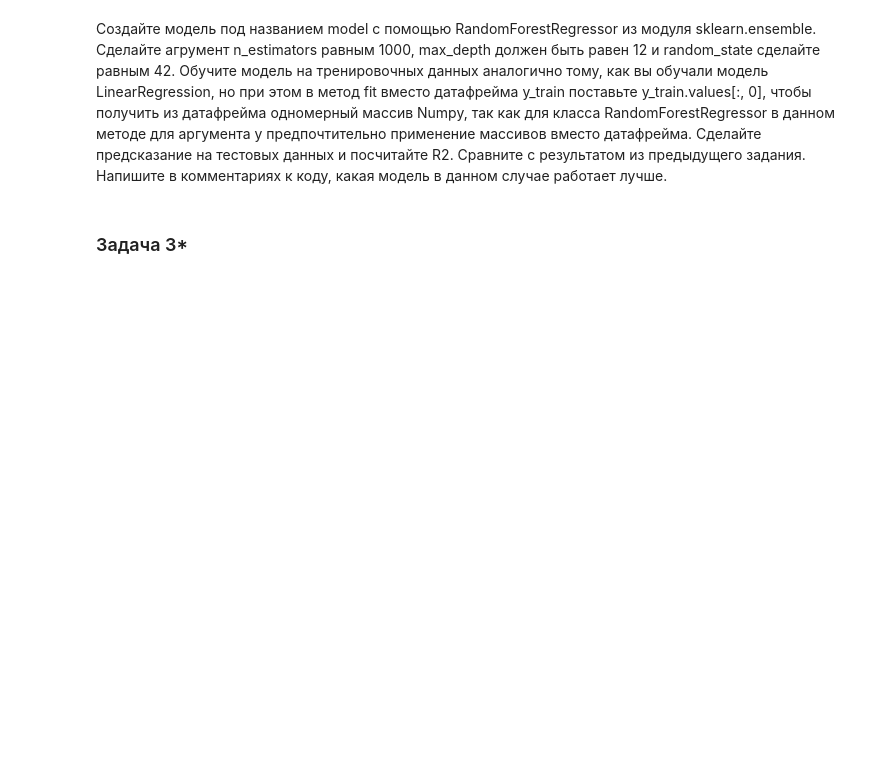
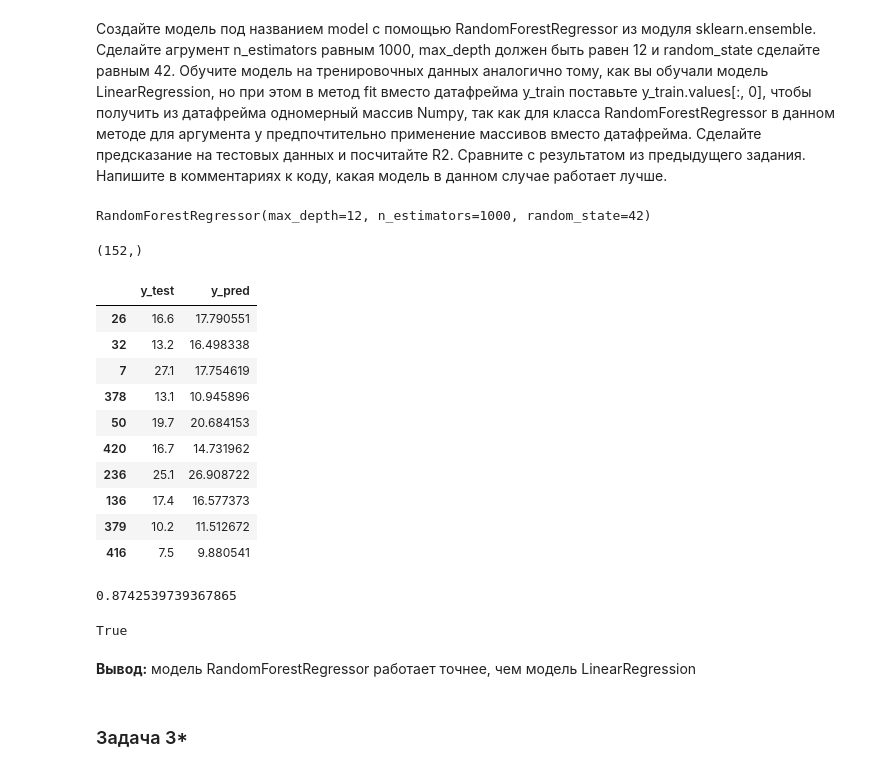
Before and after one commit to vit050587/Python-for-Data-Science, a Jupyter notebook: Python_Lib.ipynb, the cells around one changed output. Cells and saved outputs as stored; diff of their text form; code cells hidden in the pictures; blank space fills up the shorter version.

```diff
--- a/Python_Lib.ipynb
+++ b/Python_Lib.ipynb
@@ -855,6 +964,48 @@ max_depth должен быть равен 12 и random_state сделайте
 так как для класса RandomForestRegressor в данном методе для аргумента y предпочтительно применение массивов вместо датафрейма.
 Сделайте предсказание на тестовых данных и посчитайте R2. Сравните с результатом из предыдущего задания.
 Напишите в комментариях к коду, какая модель в данном случае работает лучше.
+# %%
+from sklearn.ensemble import RandomForestRegressor
+model = RandomForestRegressor(n_estimators=1000, max_depth=12, random_state=42)
+# %%
+model.fit(X_train, y_train.values[:, 0])
+# %% [output]
+RandomForestRegressor(max_depth=12, n_estimators=1000, random_state=42)
+# %%
+y_pred = model.predict(X_test)
+y_pred.shape
+# %% [output]
+(152,)
+# %%
+check_test = pd.DataFrame({
+    "y_test": y_test["price"],
+    "y_pred": y_pred.flatten(),
+})
+
+check_test.head(10)
+# %% [output]
+|  | y_test | y_pred |
+| 26 | 16.6 | 17.790551 |
+| 32 | 13.2 | 16.498338 |
+| 7 | 27.1 | 17.754619 |
+| 378 | 13.1 | 10.945896 |
+| 50 | 19.7 | 20.684153 |
+| 420 | 16.7 | 14.731962 |
+| 236 | 25.1 | 26.908722 |
+| 136 | 17.4 | 16.577373 |
+| 379 | 10.2 | 11.512672 |
+| 416 | 7.5 | 9.880541 |
+# %%
+r2_score_2=r2_score(check_test["y_pred"], check_test["y_test"])
+r2_score_2
+# %% [output]
+0.8742539739367865
+# %%
+r2_score_1<r2_score_2
+# %% [output]
+True
+# %% [markdown]
+**Вывод:** модель RandomForestRegressor работает точнее, чем модель LinearRegression
 # %% [markdown]
 ### Задача 3*
 # %% [markdown]
```
Also changed, not shown: parts of 12 cells of this notebook.
